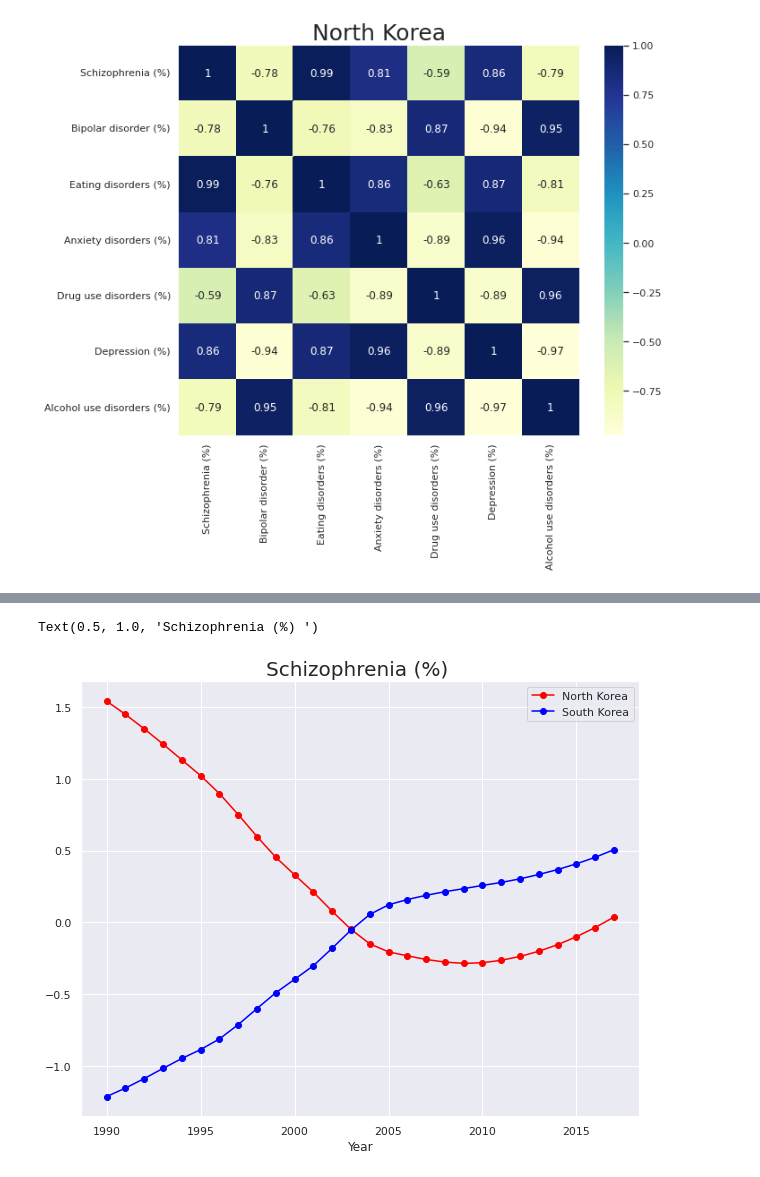
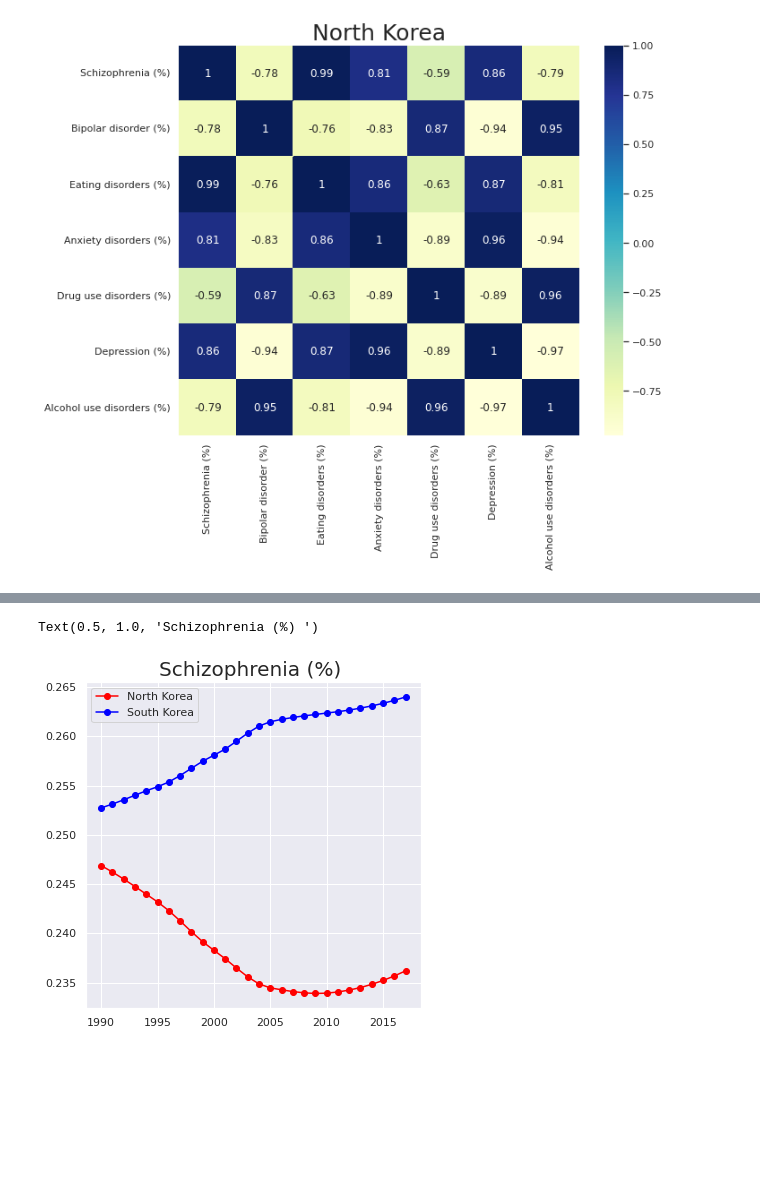
Before and after one commit to Eunjieater/DAP, a Jupyter notebook: FINAL_PROJECT.ipynb, the cells around one changed output, grey strips where cells are left out. Drawn from its saved outputs; the diff is of its cells as text; code cells hidden in the pictures; blank space fills up the shorter version.

```diff
--- a/FINAL_PROJECT.ipynb
+++ b/FINAL_PROJECT.ipynb
@@ -248,9 +260,13 @@ new_data = {'Year' : ['1990', '1991', '1992', '1993', '1994', '1995', '1996', '1
                       '2000', '2001', '2002', '2003', '2004', '2005', '2006', '2007', '2008',
                      '2009', '2010', '2011', '2012', '2013', '2014', '2015', '2016', '2017']}
 new_df = pd.DataFrame(new_data)
-df_do_south = pd.concat([new_df, df_robust_s], axis=1)
-df_do_north = pd.concat([new_df, df_robust_n], axis=1)
+
+df_disorder_south_s.index=['1990', '1991', '1992', '1993', '1994', '1995', '1996', '1997', '1998', '1999',
+                      '2000', '2001', '2002', '2003', '2004', '2005', '2006', '2007', '2008',
+                     '2009', '2010', '2011', '2012', '2013', '2014', '2015', '2016', '2017']
+df_disorder_north_n.index=['1990', '1991', '1992', '1993', '1994', '1995', '1996', '1997', '1998', '1999',
+                      '2000', '2001', '2002', '2003', '2004', '2005', '2006', '2007', '2008',
+                     '2009', '2010', '2011', '2012', '2013', '2014', '2015', '2016', '2017']
 #https://seong6496.tistory.com/73 : set_index
-df_do_south.set_index('Year', inplace=True)
-df_do_north.set_index('Year', inplace=True)
-df_do_south.head()
+#df_do_south.set_index('Year', inplace=True)
+#df_do_north.set_index('Year', inplace=True)
@@ -265,7 +273,7 @@ df_do_south.head()
 # %%
-df_do_north['Schizophrenia (%)'].plot(kind='line', color='red', label='North Korea', marker='o').legend()
-df_do_south['Schizophrenia (%)'].plot(kind='line', color='blue', label='South Korea', marker='o').legend()
+df_disorder_north_n['Schizophrenia (%)'].plot(kind='line', color='red', figsize=(6, 6), label='North Korea', marker='o').legend()
+df_disorder_south_s['Schizophrenia (%)'].plot(kind='line', color='blue', label='South Korea', marker='o').legend()
 plt.title("Schizophrenia (%) ", fontsize=20)
 # %% [output]
 Text(0.5, 1.0, 'Schizophrenia (%) ')
-[figure, old version]
+[figure, new version]
```
Also changed, not shown: parts of 13 cells of this notebook.
